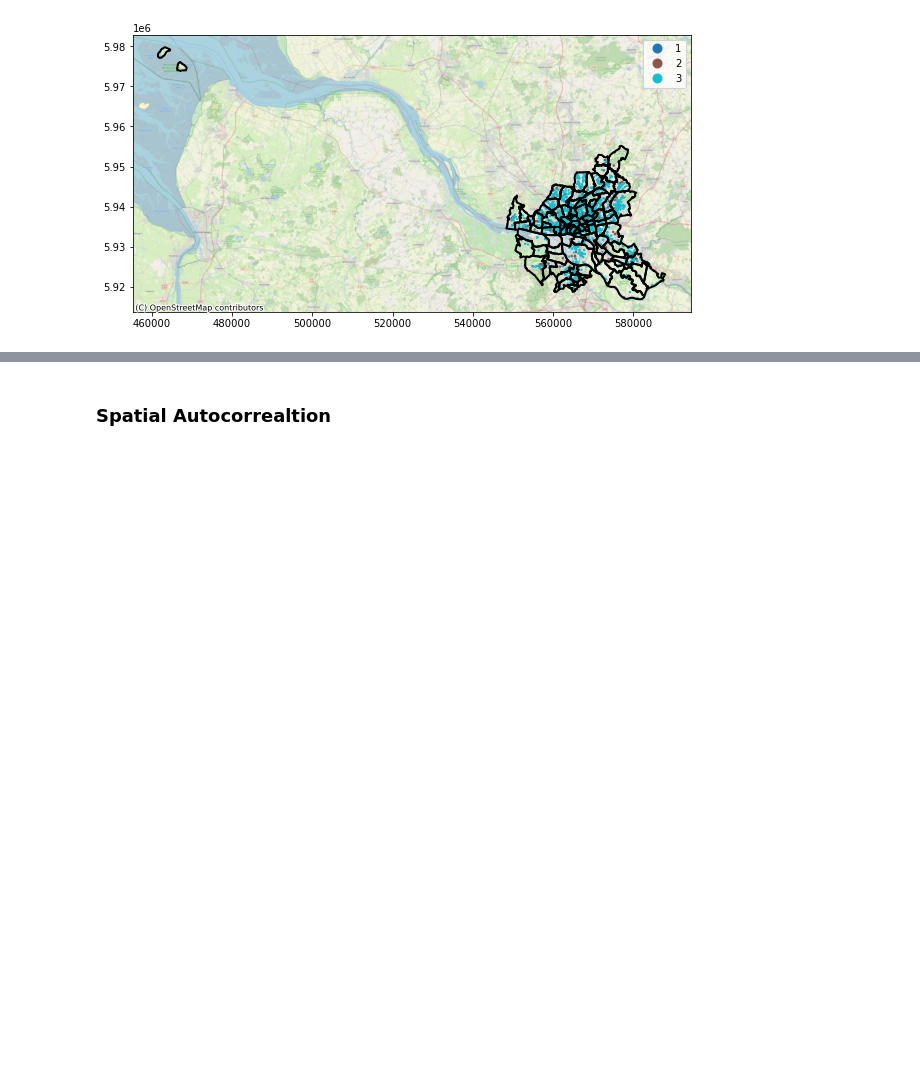
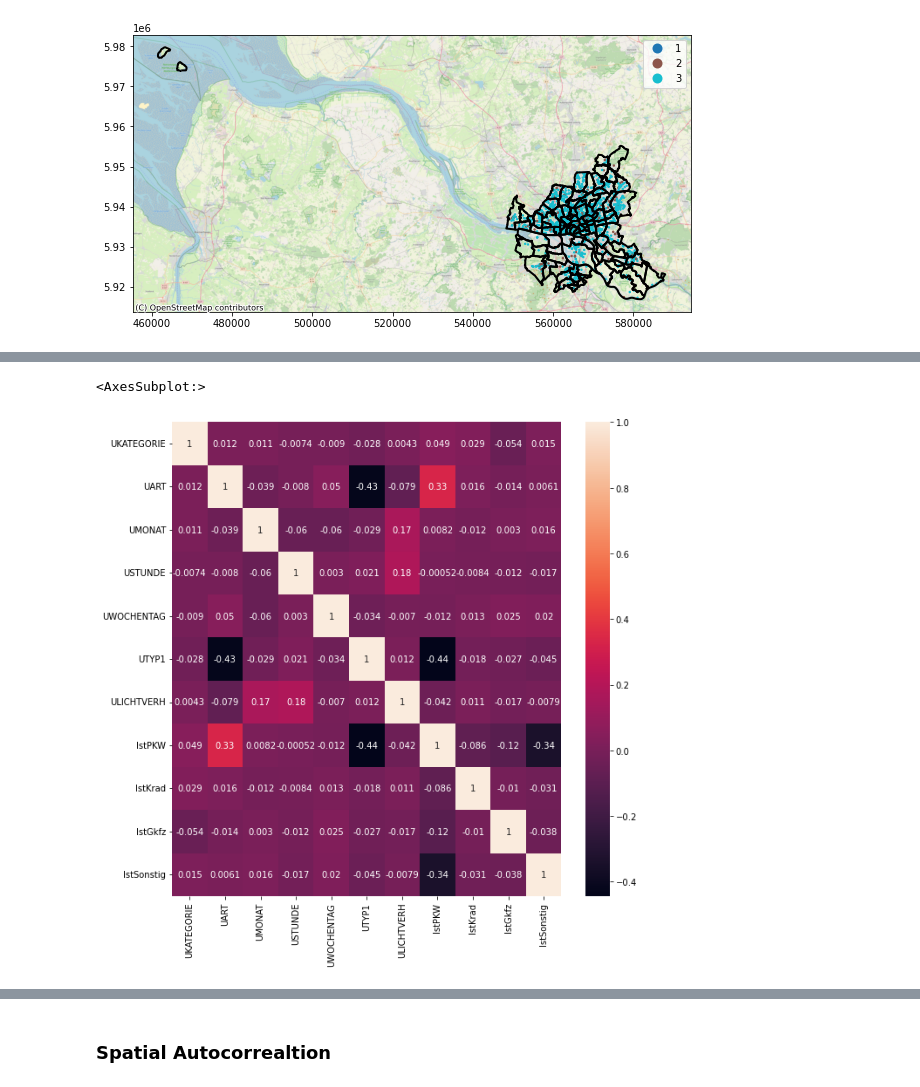
Before and after one commit to juthoma22/gds, a Jupyter notebook: data_collection.ipynb, the cells around one changed output, grey strips where cells are left out. Cells and saved outputs as stored; diff of their text form; code cells hidden in the pictures; blank space fills up the shorter version.

Commit message:
plotting different correlations

```diff
--- a/data_collection.ipynb
+++ b/data_collection.ipynb
@@ -112,0 +122,13 @@ ctx.add_basemap(ax, source=ctx.providers.OpenStreetMap.Mapnik, crs=df_bike_hh.cr
+# %%
+# correlation matrix of bike accidents in hamburg
+# columns to use
+cols = ["UKATEGORIE", "UART", "UMONAT", "USTUNDE", "UWOCHENTAG", "UTYP1", "ULICHTVERH", "IstPKW", "IstKrad", "IstGkfz", "IstSonstig"]
+
+# filter by cols
+df_bike_hh_corr = df_bike_hh[cols]
+
+# convert to int
+df_bike_hh_corr = df_bike_hh_corr.astype(int)
+
+# calculate correlation matrix for categorical variables
+corr = df_bike_hh_corr.corr(method="spearman")
@@ -112,0 +150,11 @@ ctx.add_basemap(ax, source=ctx.providers.OpenStreetMap.Mapnik, crs=df_bike_hh.cr
+# %%
+# plot correlation matrix
+import seaborn as sns
+import matplotlib.pyplot as plt
+
+# plot correlation matrix
+fig, ax = plt.subplots(figsize=(10, 10))
+sns.heatmap(corr, annot=True, ax=ax)
+# %% [output]
+<AxesSubplot:>
+[figure, added]
```
Also changed, not shown: parts of 13 cells of this notebook.
